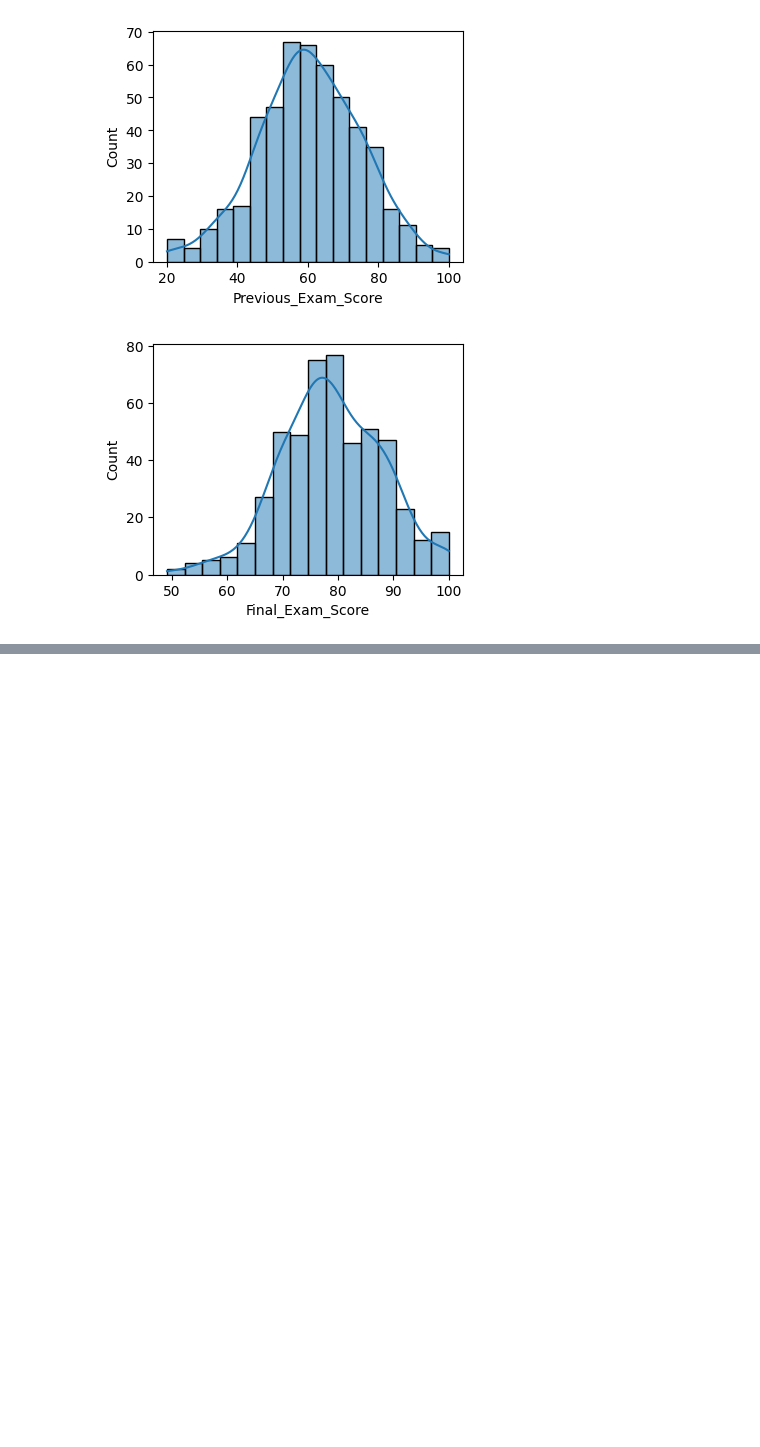
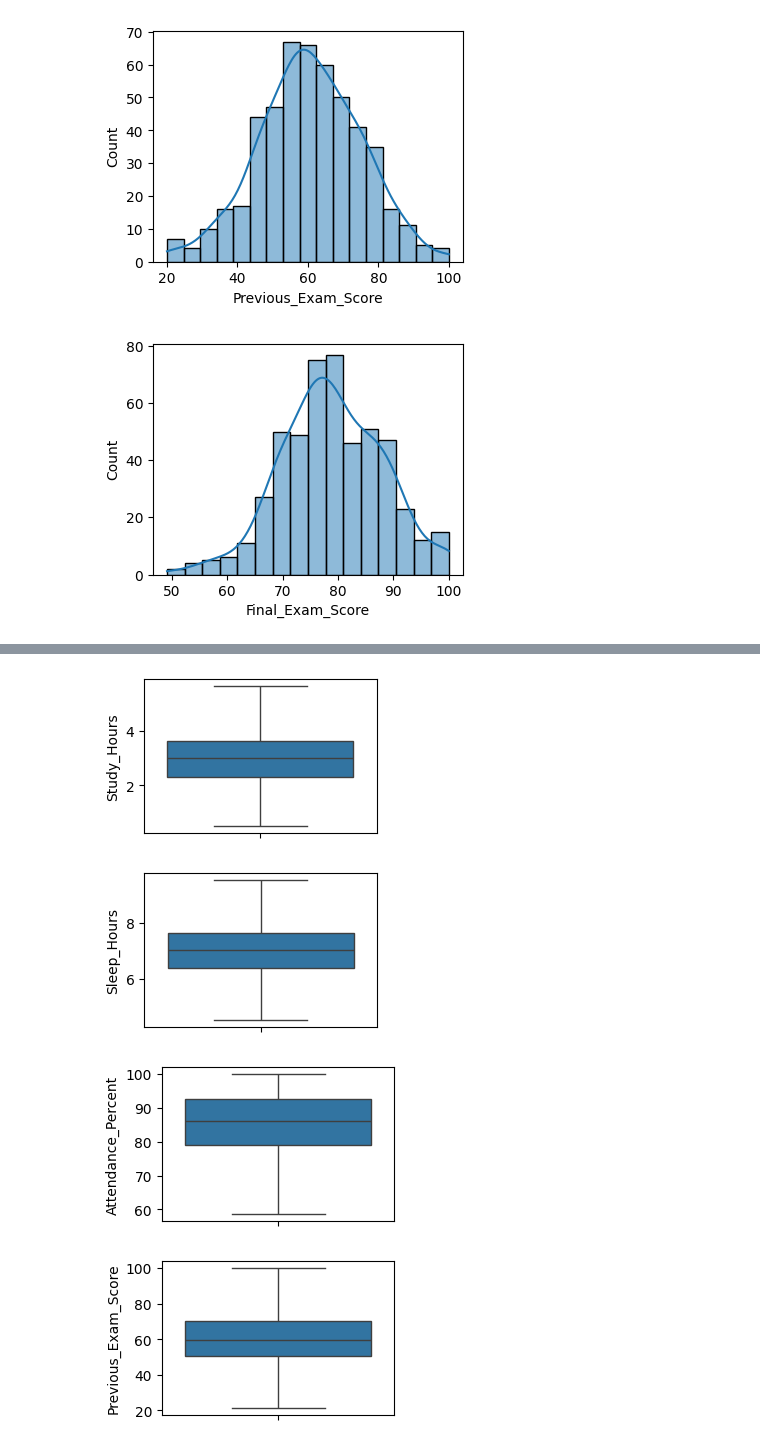
Before and after one commit to Md-Maruf-1727/Machine-Learning-Algorithms, a Jupyter notebook: Gradient Descent/Practices/practice_1.ipynb, the cells around one changed output, grey strips where cells are left out. Cells and saved outputs as stored; diff of their text form; code cells hidden in the pictures; blank space fills up the shorter version.

```diff
--- a/Gradient Descent/Practices/practice_1.ipynb
+++ b/Gradient Descent/Practices/practice_1.ipynb
@@ -170,3 +176,13 @@ for col2 in select_col:
     df_clean = outlier(df_clean, col2)
 # %%
 df = df_clean.copy()
+# %%
+for col3 in select_col:
+    plt.figure(figsize=(3,2))
+    sns.boxplot(df[col3])
+    plt.show()
+# %% [output]
+[figure, added]
+[figure, added]
+[figure, added]
+[figure, added]
```
Also changed, not shown: parts of 14 cells of this notebook.
